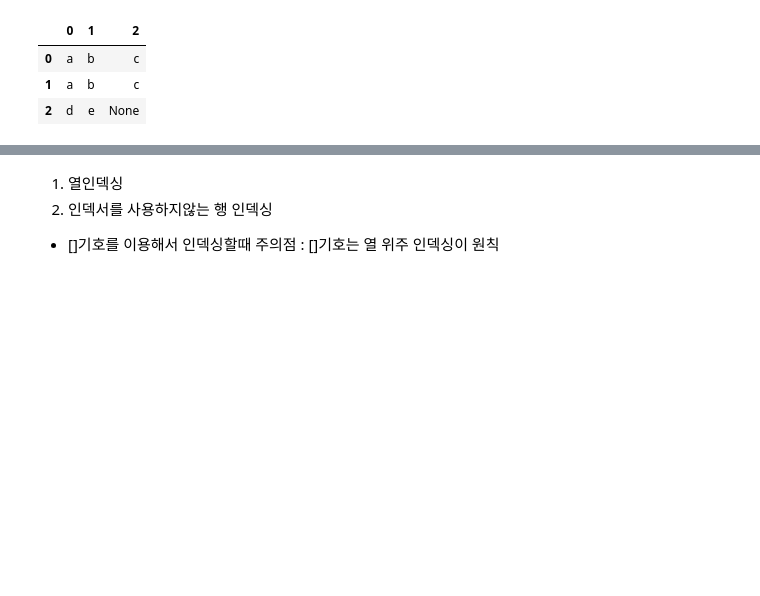
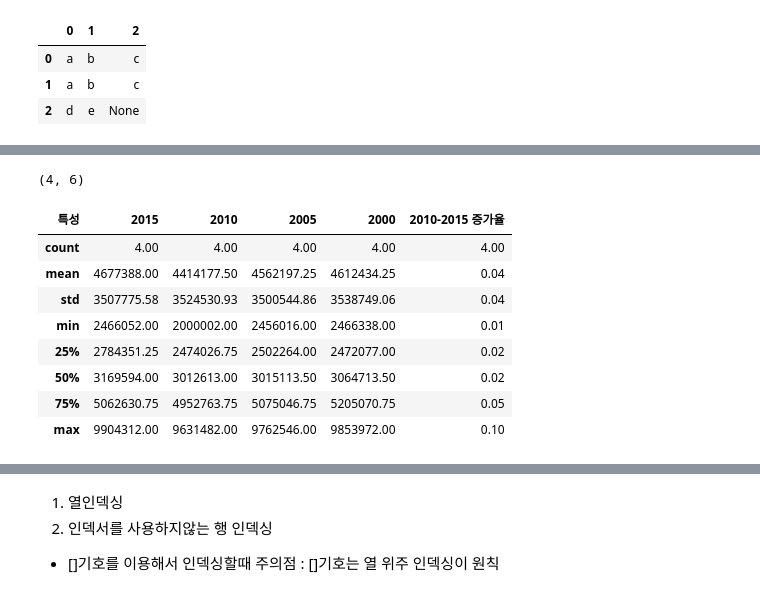
Before and after one commit to vvspearlvvs/MultiCampusEdu, a Jupyter notebook: 0708/0708.Pandas.ipynb, the cells around one changed output, grey strips where cells are left out. Cells and saved outputs as stored; diff of their text form; code cells hidden in the pictures; blank space fills up the shorter version.

```diff
--- a/0708/0708.Pandas.ipynb
+++ b/0708/0708.Pandas.ipynb
@@ -68,6 +66,7 @@ df
 | 1 | a | b | c |
 | 2 | d | e | None |
 # %%
+#df의 값을 위한 dict
 data = {
     "2015": [9904312, 3448737, 2890451, 2466052],
     "2010": [9631482, 3393191, 2632035, 2000002],
@@ -82,3 +81,7 @@ columns = ['지역','2015','2010','2005','2000','2010-2015 증가율']
 
 #행방향 인덱스 index =
 index=['서울','부산','인천','대구']
+
+# pd.DataFrame(데이터, index=, columns=)
+df3 = pd.DataFrame(data, index =index, columns=columns)
+df3
@@ -105,0 +252,8 @@ pd.DataFrame(a)
+# %%
+# #### 행/열 인덱스 이름 설정
+# - index.name
+# - columns.name
+
+df3.index.name = '도시'
+df3.columns.name ='특성'
+df3
@@ -105,0 +287,24 @@ pd.DataFrame(a)
+# %%
+# data 전체 양 확인 - df.shape : (row,column)
+df3.shape
+# %% [output]
+(4, 6)
+# %%
+# 참고. 출력형식 : 판다스 실수 출력 형식 변경 코드
+#일반 실수 표현
+pd.options.display.float_format = '{:.2f}'.format # 일반 실수 표현
+#지수표현(기본값)
+#pd.reset_option('display.float_format')
+
+# DataFrame의 기본 통계량 출력 - df.describe()
+df3.describe()
+# %% [output]
+| 특성 | 2015 | 2010 | 2005 | 2000 | 2010-2015 증가율 |
+| count | 4.00 | 4.00 | 4.00 | 4.00 | 4.00 |
+| mean | 4677388.00 | 4414177.50 | 4562197.25 | 4612434.25 | 0.04 |
+| std | 3507775.58 | 3524530.93 | 3500544.86 | 3538749.06 | 0.04 |
+| min | 2466052.00 | 2000002.00 | 2456016.00 | 2466338.00 | 0.01 |
+| 25% | 2784351.25 | 2474026.75 | 2502264.00 | 2472077.00 | 0.02 |
+| 50% | 3169594.00 | 3012613.00 | 3015113.50 | 3064713.50 | 0.02 |
+| 75% | 5062630.75 | 4952763.75 | 5075046.75 | 5205070.75 | 0.05 |
+| max | 9904312.00 | 9631482.00 | 9762546.00 | 9853972.00 | 0.10 |
```
Also changed, not shown: parts of 42 cells of this notebook, 3 other files.
